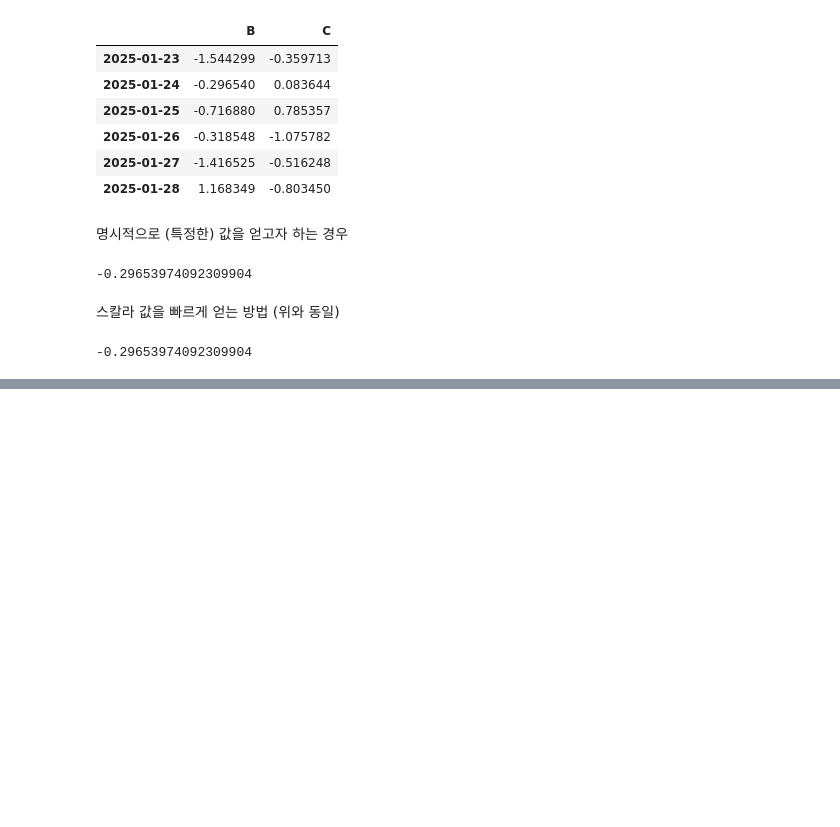
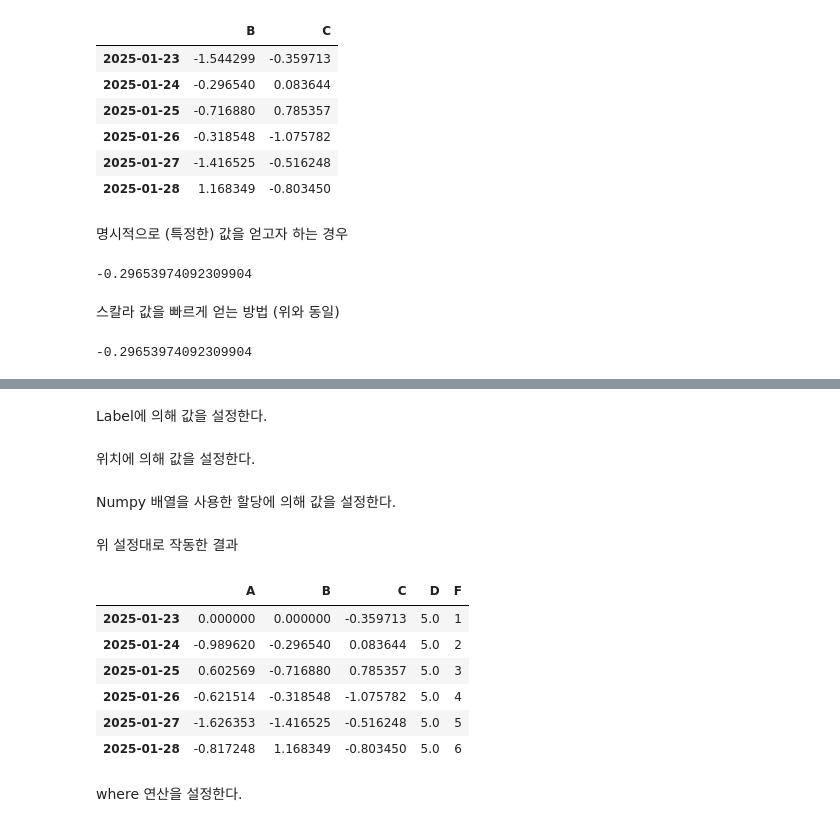
Before and after one commit to vhzkclq0705/jerreda, a Jupyter notebook: notebook/10minutes.ipynb, the cells around one changed output, grey strips where cells are left out. Cells and saved outputs as stored; diff of their text form; code cells hidden in the pictures; blank space fills up the shorter version.

```diff
--- a/notebook/10minutes.ipynb
+++ b/notebook/10minutes.ipynb
@@ -359,0 +418,28 @@ df.iat[1,1]
+# %%
+df['F'] = s1
+# %% [markdown]
+Label에 의해 값을 설정한다.
+# %%
+df.at[dates[0], 'A'] = 0
+# %% [markdown]
+위치에 의해 값을 설정한다.
+# %%
+df.iat[0, 1] = 0
+# %% [markdown]
+Numpy 배열을 사용한 할당에 의해 값을 설정한다.
+# %%
+df.loc[:, 'D'] = np.array([5] * len(df))
+# %% [markdown]
+위 설정대로 작동한 결과
+# %%
+df
+# %% [output]
+|  | A | B | C | D | F |
+| 2025-01-23 | 0.000000 | 0.000000 | -0.359713 | 5.0 | 1 |
+| 2025-01-24 | -0.989620 | -0.296540 | 0.083644 | 5.0 | 2 |
+| 2025-01-25 | 0.602569 | -0.716880 | 0.785357 | 5.0 | 3 |
+| 2025-01-26 | -0.621514 | -0.318548 | -1.075782 | 5.0 | 4 |
+| 2025-01-27 | -1.626353 | -1.416525 | -0.516248 | 5.0 | 5 |
+| 2025-01-28 | -0.817248 | 1.168349 | -0.803450 | 5.0 | 6 |
+# %% [markdown]
+where 연산을 설정한다.
```
Also changed, not shown: parts of 15 cells of this notebook.
